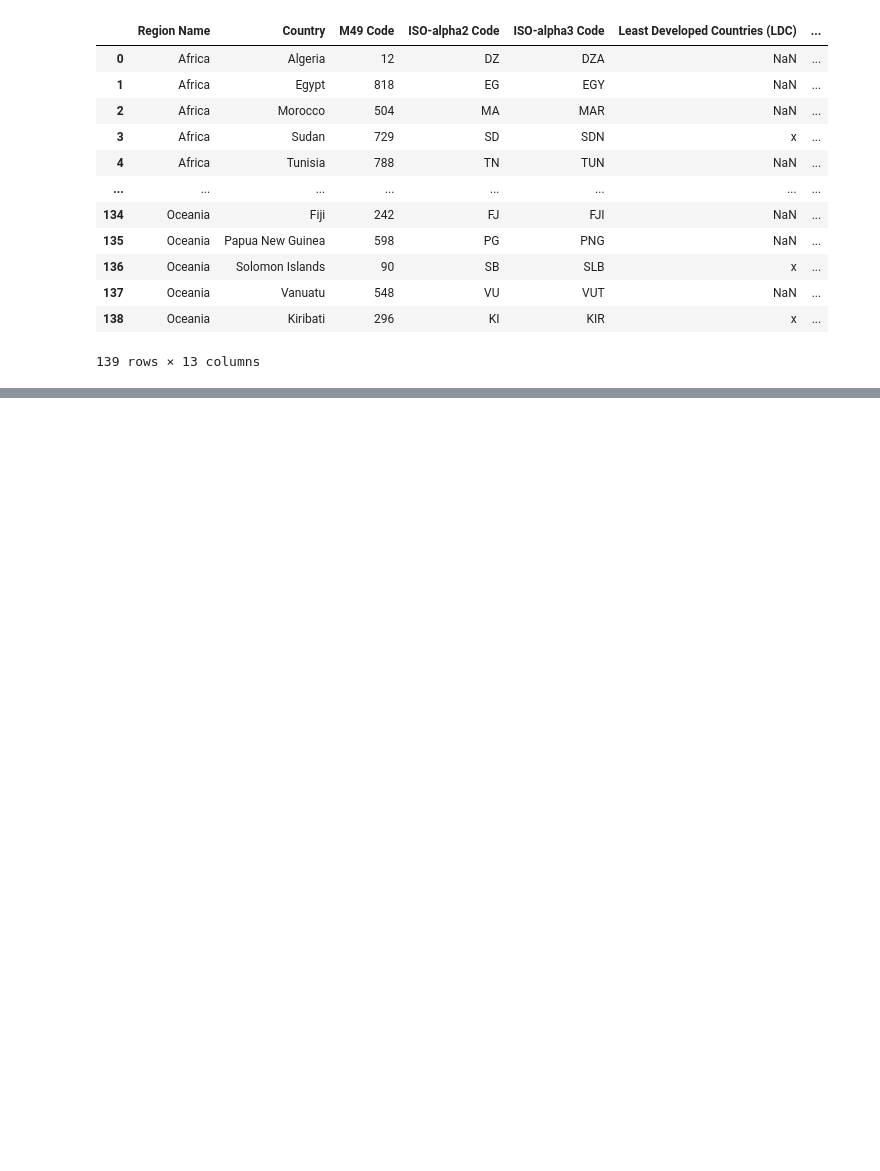
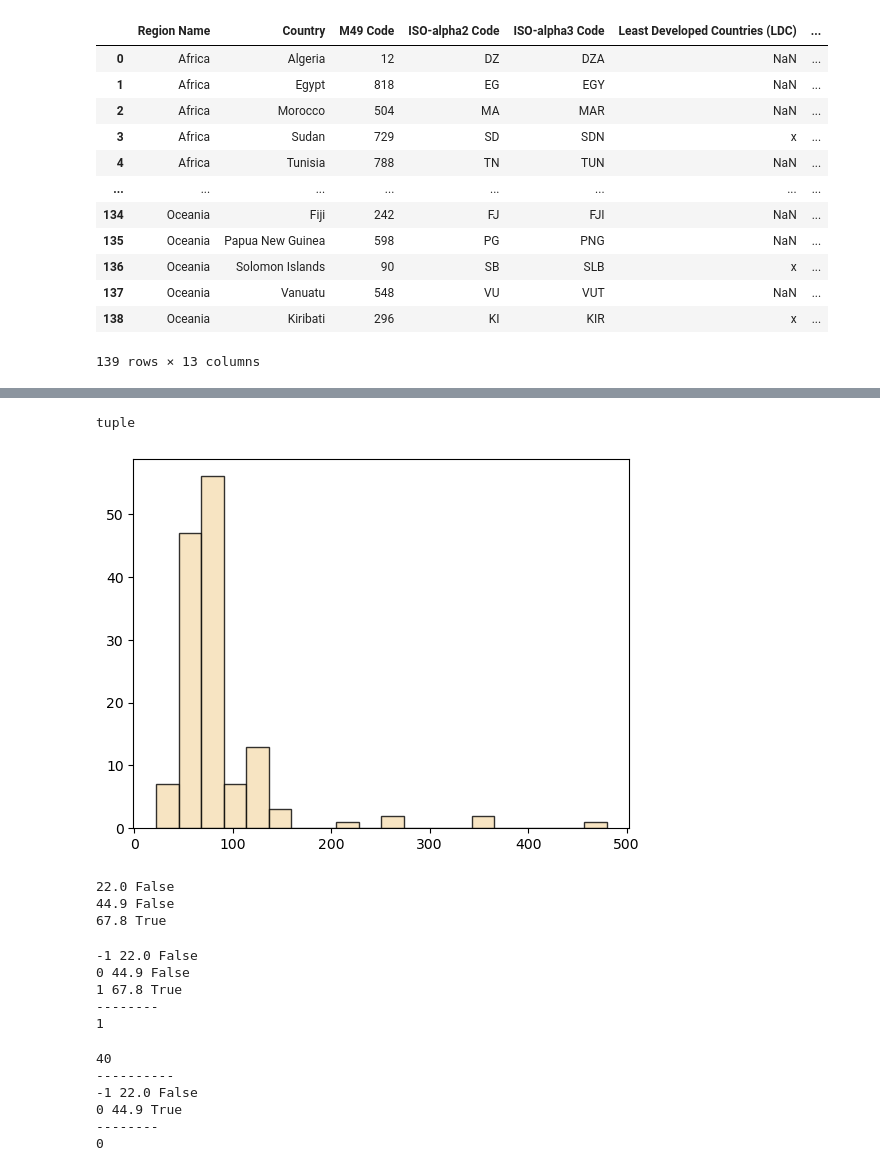
Before and after one commit to nss-data-science-cohort-7/un-exploration-marieljum, a Jupyter notebook: notebooks/solo_exploration_notes.ipynb, the cells around one changed output, grey strips where cells are left out. Saved outputs shown, nothing was run; the diff lists cells and outputs as text; code cells hidden in the pictures; blank space fills up the shorter version.

```diff
--- a/notebooks/solo_exploration_notes.ipynb
+++ b/notebooks/solo_exploration_notes.ipynb
@@ -402,0 +519,53 @@ hist, bins, _ = plt.hist(merge['Length of maternity (in days)'], bins = 10, colo
+# %%
+ type(plt.hist(merge['Length of maternity (in days)'],
+                            bins = 20,
+                            color = 'wheat',
+                            edgecolor = 'black',
+                            alpha = 0.8))
+# %% [output]
+tuple
+[figure, added]
+# %%
+for bin_edge in bins:
+    print(bin_edge, bin_edge > merge_val)
+    if bin_edge > merge_val:
+        break
+# %% [output]
+22.0 False
+44.9 False
+67.8 True
+# %%
+for i, bin_edge in enumerate(bins, start=-1):
+    print(i, bin_edge, bin_edge > merge_val)
+    if bin_edge > merge_val:
+        break
+
+print('--------')
+print(i)
+# %% [output]
+-1 22.0 False
+0 44.9 False
+1 67.8 True
+--------
+1
+# %%
+country = 'Sudan'
+merge_val = merge.loc[country]['Length of maternity (in days)']
+print(merge_val)
+
+
+
+for i, bin_edge in enumerate(bins, start=-1):
+    print(i, bin_edge, bin_edge > merge_val)
+    if bin_edge > merge_val:
+        break
+
+print('--------')
+print(i)
+# %% [output]
+40
+----------
+-1 22.0 False
+0 44.9 True
+--------
+0
```
Also changed, not shown: parts of 20 cells of this notebook.
